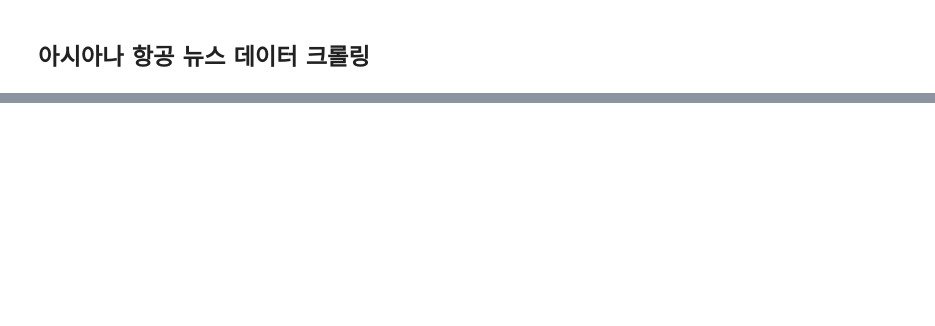
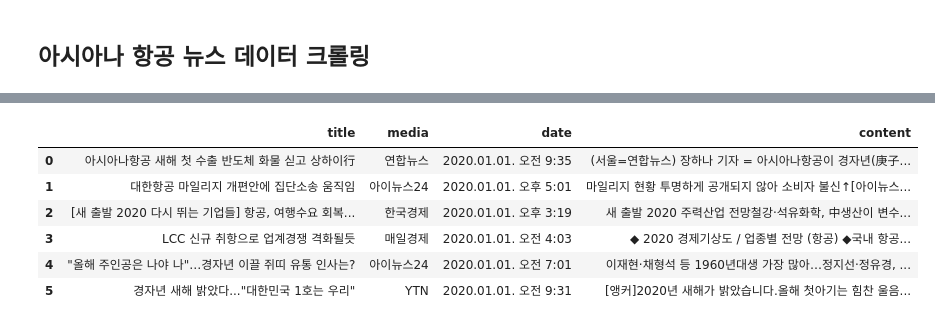
Before and after one commit to Jeong-So/06.08-07.02_Digital-Finance-Developer-Course-Using-AI, a Jupyter notebook: (20220618)아시아나항공_뉴스_크롤링.ipynb, the cells around one changed output, grey strips where cells are left out. Saved outputs shown, nothing was run; the diff lists cells and outputs as text; code cells hidden in the pictures; blank space fills up the shorter version.

```diff
--- a/(20220618)아시아나항공_뉴스_크롤링.ipynb
+++ b/(20220618)아시아나항공_뉴스_크롤링.ipynb
@@ -196,0 +185,51 @@ while 1:
+# %%
+# 실습 3  by. jeong
+# step 1 : url 변경가능하게 + 1page
+
+# 입력 : 키워드, 조회시작일자, 조회종료일자
+# 출력 : 뉴스 목록
+# *) 페이지 이동 처리
+# *) 마지막 페이지 인식하여 크롤링 종료
+
+import requests
+import time
+from bs4 import BeautifulSoup
+import pandas as pd
+
+
+
+name = '아시아나항공'
+start_date = '2020.01.01'
+end_date = '2020.01.01'
+start_date2 = start_date.replace('.','')
+end_date2 = end_date.replace('.','')
+page = 1
+
+url = f'https://search.naver.com/search.naver?where=news&sm=tab_pge&query={name}&sort=0&photo=0&field=0&pd=3&ds={start_date}&de={end_date}&cluster_rank=24&mynews=0&office_type=0&office_section_code=0&news_office_checked=&nso=so:r,p:from{start_date2}to{end_date2},a:all&start={page}'
+
+headers = { 'user-agent': 'Mozilla/5.0 (Windows NT 10.0; Win64; x64) AppleWebKit/537.36 (KHTML, like Gecko) Chrome/102.0.5005.115 Safari/537.36'}
+response = requests.get(url, headers = headers)
+soup = BeautifulSoup(response.text, 'html.parser')
+
+news_lst = []
+
+# type 1
+for result in soup.select('div.news_area'):
+  try:
+    url_child = result.select("div.info_group a")[1].attrs['href']
+    # print(url_child)
+    # news_crawling(url, headers)
+    news_lst.append(news_crawling(url_child, headers))
+  except:
+    pass
+
+df = pd.DataFrame(news_lst, columns=("title", "media", "date", "content"))
+df
+# %% [output]
+|  | title | media | date | content |
+| 0 | 아시아나항공 새해 첫 수출 반도체 화물 싣고 상하이行 | 연합뉴스 | 2020.01.01. 오전 9:35 | (서울=연합뉴스) 장하나 기자 = 아시아나항공이 경자년(庚子... |
+| 1 | 대한항공 마일리지 개편안에 집단소송 움직임 | 아이뉴스24 | 2020.01.01. 오후 5:01 | 마일리지 현황 투명하게 공개되지 않아 소비자 불신↑[아이뉴스... |
+| 2 | [새 출발 2020 다시 뛰는 기업들] 항공, 여행수요 회복... | 한국경제 | 2020.01.01. 오후 3:19 | 새 출발 2020 주력산업 전망철강·석유화학, 中생산이 변수... |
+| 3 | LCC 신규 취항으로 업계경쟁 격화될듯 | 매일경제 | 2020.01.01. 오전 4:03 | ◆ 2020 경제기상도 / 업종별 전망 (항공) ◆국내 항공... |
+| 4 | "올해 주인공은 나야 나"…경자년 이끌 쥐띠 유통 인사는? | 아이뉴스24 | 2020.01.01. 오전 7:01 | 이재현·채형석 등 1960년대생 가장 많아…정지선·정유경, ... |
+| 5 | 경자년 새해 밝았다..."대한민국 1호는 우리" | YTN | 2020.01.01. 오전 9:31 | [앵커]2020년 새해가 밝았습니다.올해 첫아기는 힘찬 울음... |
```
Also changed, not shown: parts of 8 cells of this notebook.
